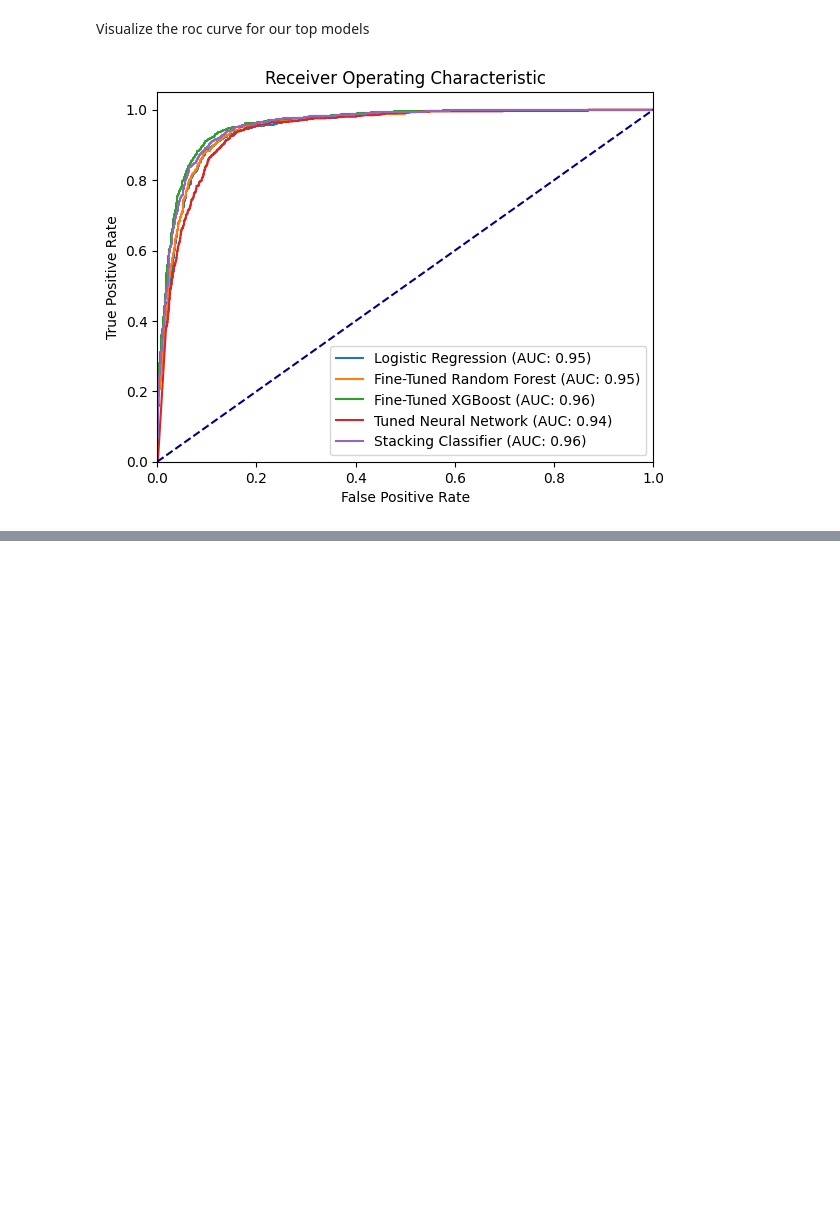
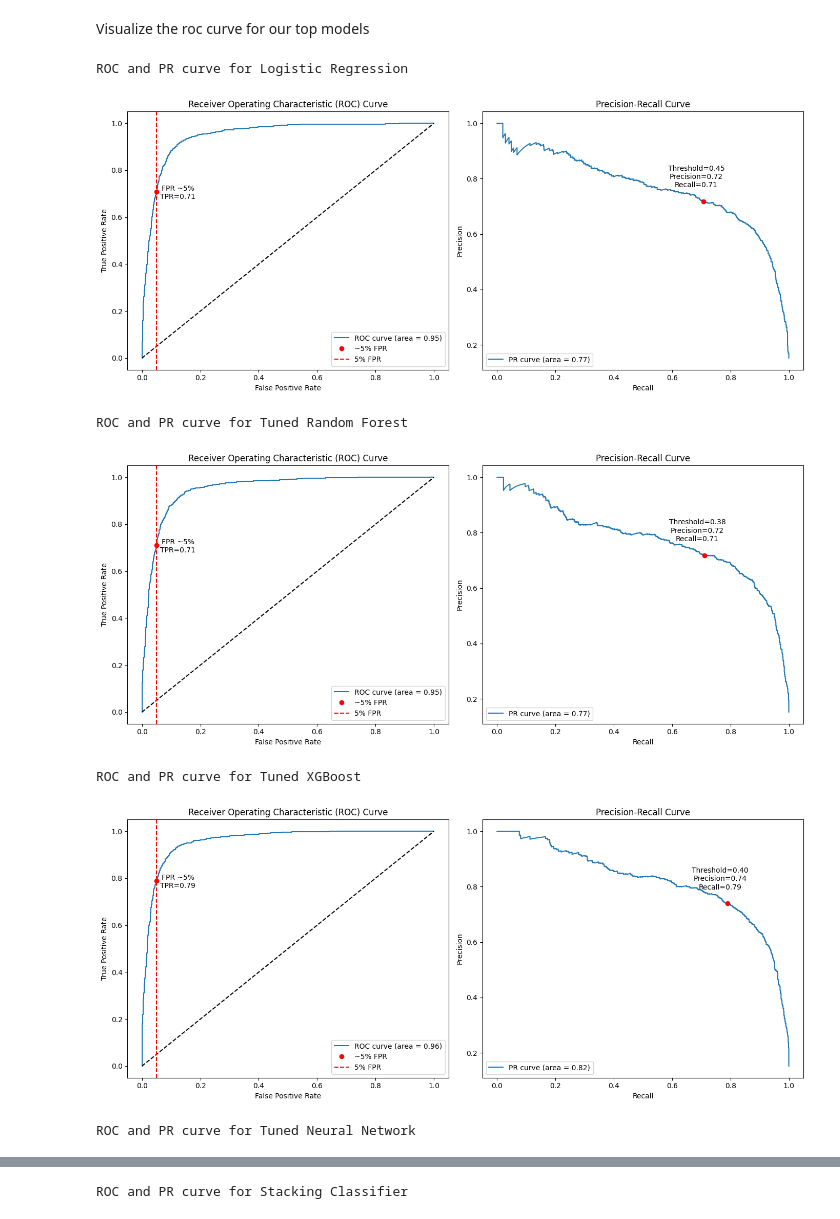
Before and after one commit to namtran6701/Default-Prediction, a Jupyter notebook: NamTran_notebook.ipynb, the cells around one changed output, grey strips where cells are left out. Saved outputs shown, nothing was run; the diff lists cells and outputs as text; code cells hidden in the pictures; blank space fills up the shorter version.

Commit message:
roc pr curve

```diff
--- a/NamTran_notebook.ipynb
+++ b/NamTran_notebook.ipynb
@@ -774,17 +774,22 @@ ynk.plot_tree_fi(tuned_xgb_pipeline)
 ### IV. 1.2 ROC Curve & PR Curve
 # %% [markdown]
 Visualize the roc curve for our top models
-# %%
-ynk.plot_roc_curve([lr_performance.y_pred_prob,
-                    tuned_rf_performance.y_pred_prob,
-                    tuned_xgb_performance.y_pred_prob,
-                    tuned_nn_performance.y_pred_prob,
-                    stacked_performance.y_pred_prob],
-                   ['Logistic Regression',
-                    'Fine-Tuned Random Forest',
-                    'Fine-Tuned XGBoost',
-                    'Tuned Neural Network',
-                    'Stacking Classifier'],
-                   y_test)
-# %% [output]
-[figure, removed]
+# %%
+top_models_pred = {'Logistic Regression': lr_performance.y_pred_prob,
+              'Tuned Random Forest': tuned_rf_performance.y_pred_prob,
+              'Tuned XGBoost': tuned_xgb_performance.y_pred_prob,
+              'Tuned Neural Network': tuned_nn_performance.y_pred_prob,
+              'Stacking Classifier' : stacked_performance.y_pred_prob}
+
+for model, pred in top_models_pred.items():
+    print(f'ROC and PR curve for {model}')
+    ynk.plot_roc_pr_curves(y_test, pred)
+    print('\n')
+# %% [output]
+ROC and PR curve for Logistic Regression
+[figure, added]
+ROC and PR curve for Tuned Random Forest
+[figure, added]
+ROC and PR curve for Tuned XGBoost
+[figure, added]
+ROC and PR curve for Tuned Neural Network
@@ -790,0 +797 @@ ynk.plot_roc_curve([lr_performance.y_pred_prob,
+ROC and PR curve for Stacking Classifier
```
Also changed, not shown: parts of 2 cells of this notebook, 1 other file.
